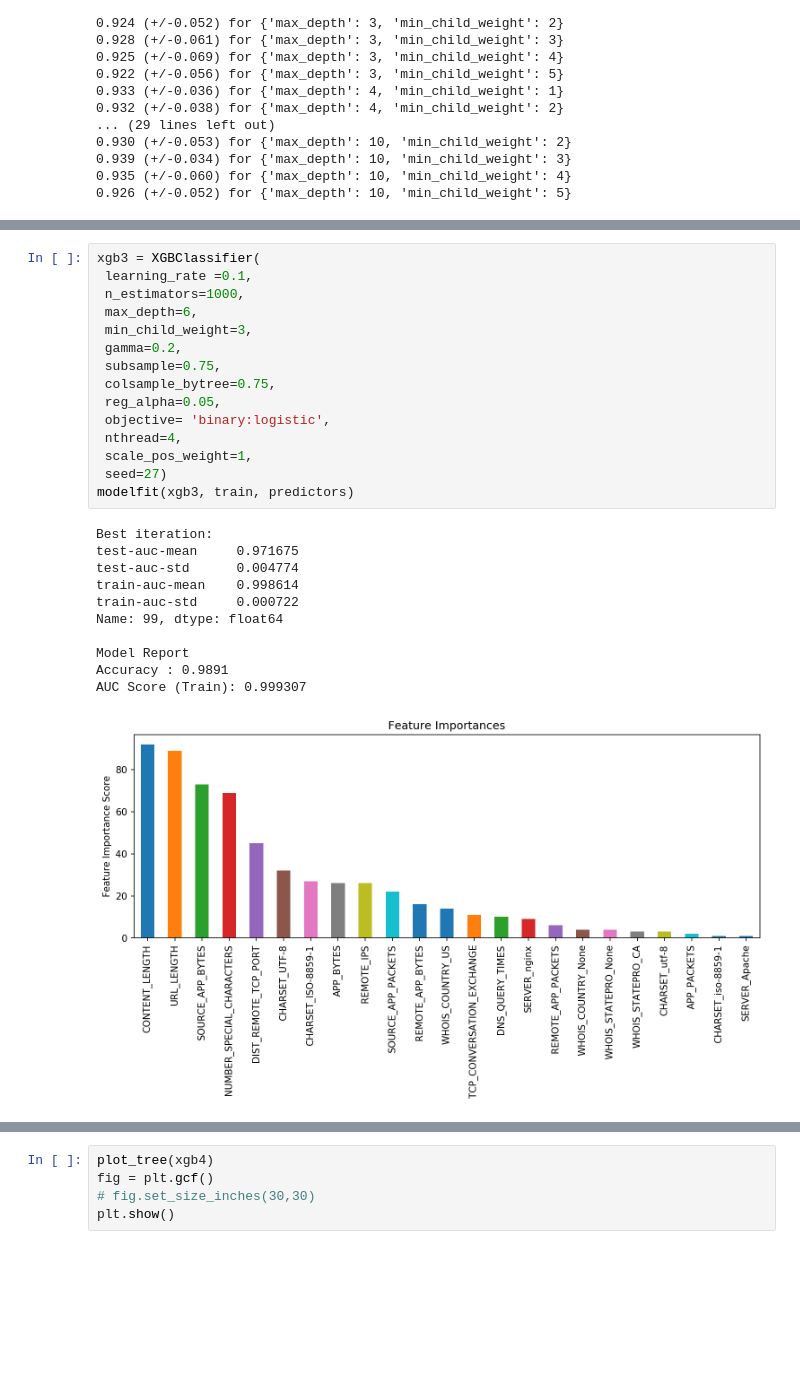
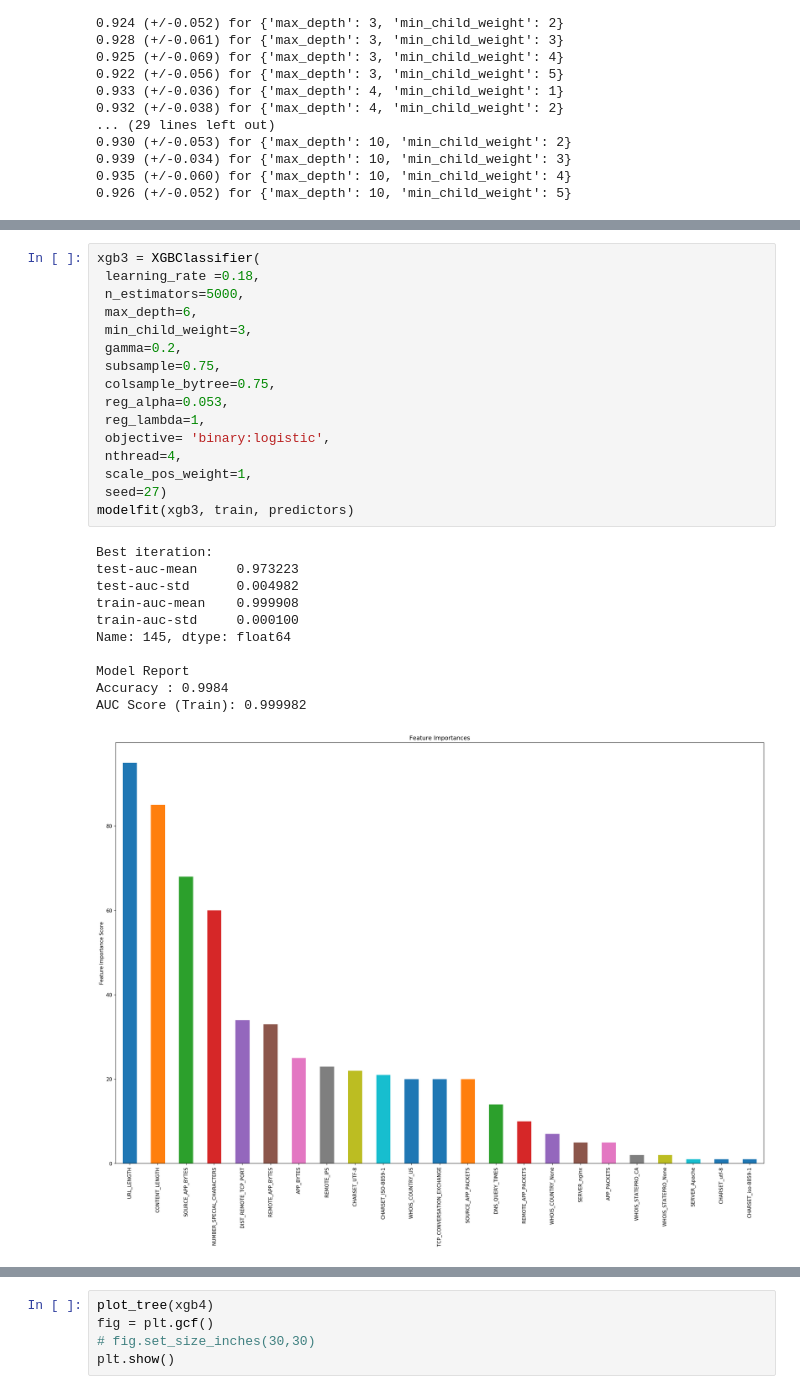
Before and after one commit to tmbernardo/malicious-website-classifier, a Jupyter notebook: malben_clf.ipynb, the cells around one changed output, grey strips where cells are left out. Cells and saved outputs as stored; diff of their text form; blank space fills up the shorter version.

```diff
--- a/malben_clf.ipynb
+++ b/malben_clf.ipynb
@@ -444,30 +480,31 @@ Grid scores on development set:
 # %%
 xgb3 = XGBClassifier(
- learning_rate =0.1,
- n_estimators=1000,
+ learning_rate =0.18,
+ n_estimators=5000,
  max_depth=6,
  min_child_weight=3,
  gamma=0.2,
  subsample=0.75,
  colsample_bytree=0.75,
- reg_alpha=0.05,
+ reg_alpha=0.053,
+ reg_lambda=1,
  objective= 'binary:logistic',
  nthread=4,
  scale_pos_weight=1,
  seed=27)
 modelfit(xgb3, train, predictors)
 # %% [output]
 Best iteration:
-test-auc-mean     0.971675
-test-auc-std      0.004774
-train-auc-mean    0.998614
-train-auc-std     0.000722
-Name: 99, dtype: float64
+test-auc-mean     0.973223
+test-auc-std      0.004982
+train-auc-mean    0.999908
+train-auc-std     0.000100
+Name: 145, dtype: float64
 
 Model Report
-Accuracy : 0.9891
-AUC Score (Train): 0.999307
+Accuracy : 0.9984
+AUC Score (Train): 0.999982
-[figure, old version]
+[figure, new version]
 # %%
 xgb4 = XGBClassifier(
  learning_rate =0.18,
```
Also changed, not shown: parts of 11 cells of this notebook.
